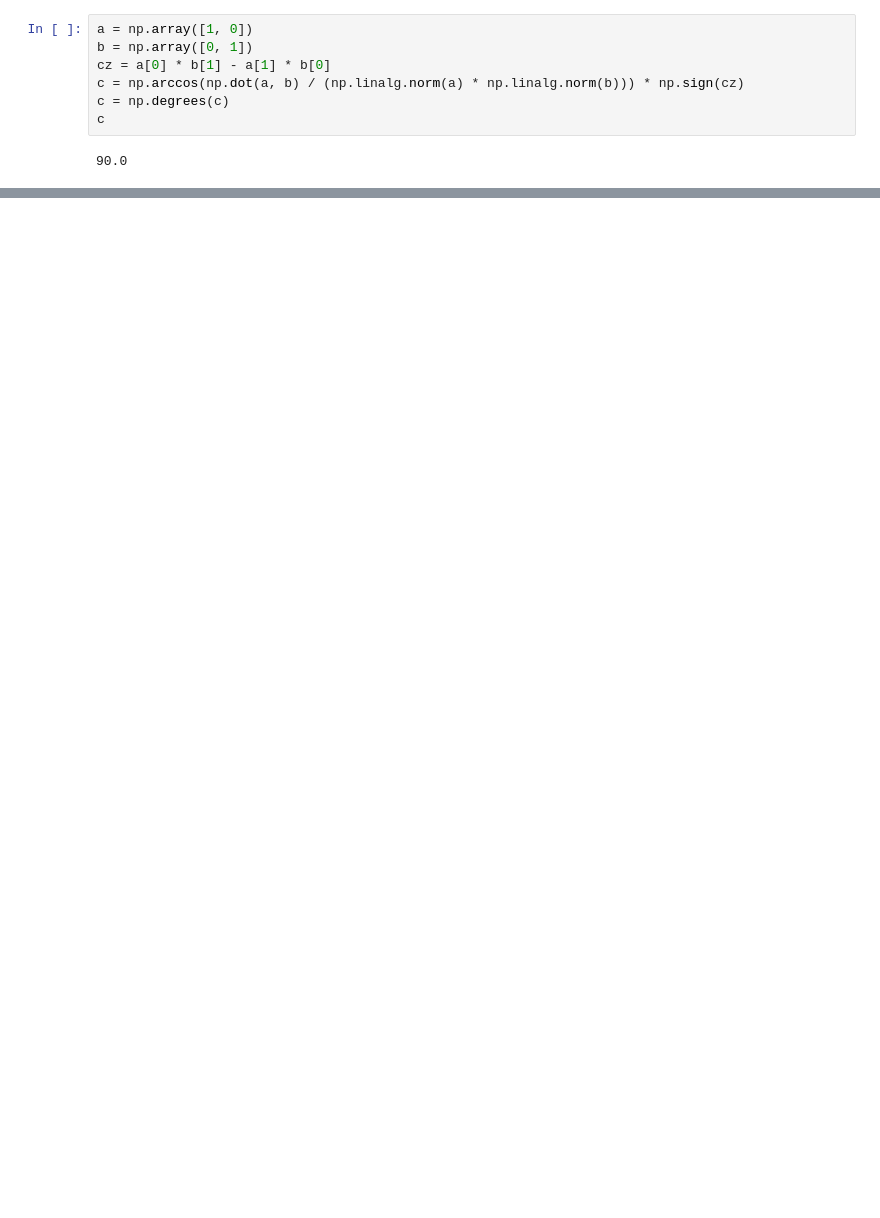
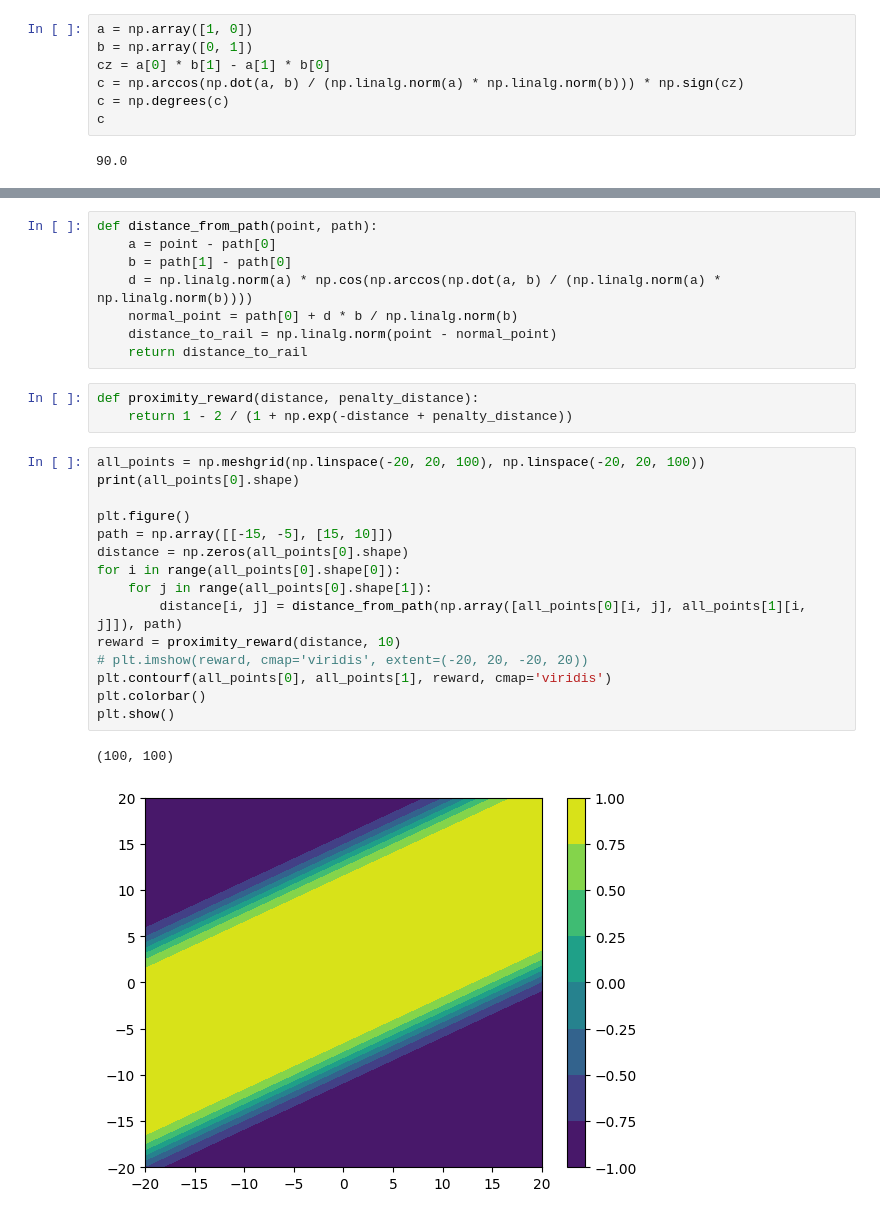
Before and after one commit to White-On/Streamlit_Presentation, a Jupyter notebook: fitness_notebook.ipynb, the cells around one changed output, grey strips where cells are left out. Drawn from its saved outputs; the diff is of its cells as text; blank space fills up the shorter version.

```diff
--- a/fitness_notebook.ipynb
+++ b/fitness_notebook.ipynb
@@ -490,0 +488,29 @@ c
+# %%
+def distance_from_path(point, path):
+    a = point - path[0]
+    b = path[1] - path[0]
+    d = np.linalg.norm(a) * np.cos(np.arccos(np.dot(a, b) / (np.linalg.norm(a) * np.linalg.norm(b))))
+    normal_point = path[0] + d * b / np.linalg.norm(b)
+    distance_to_rail = np.linalg.norm(point - normal_point)
+    return distance_to_rail
+# %%
+def proximity_reward(distance, penalty_distance):
+    return 1 - 2 / (1 + np.exp(-distance + penalty_distance))
+# %%
+all_points = np.meshgrid(np.linspace(-20, 20, 100), np.linspace(-20, 20, 100))
+print(all_points[0].shape)
+
+plt.figure()
+path = np.array([[-15, -5], [15, 10]])
+distance = np.zeros(all_points[0].shape)
+for i in range(all_points[0].shape[0]):
+    for j in range(all_points[0].shape[1]):
+        distance[i, j] = distance_from_path(np.array([all_points[0][i, j], all_points[1][i, j]]), path)
+reward = proximity_reward(distance, 10)
+# plt.imshow(reward, cmap='viridis', extent=(-20, 20, -20, 20))
+plt.contourf(all_points[0], all_points[1], reward, cmap='viridis')
+plt.colorbar()
+plt.show()
+# %% [output]
+(100, 100)
+[figure, added]
```
Also changed, not shown: parts of 4 cells of this notebook, 2 other files.
